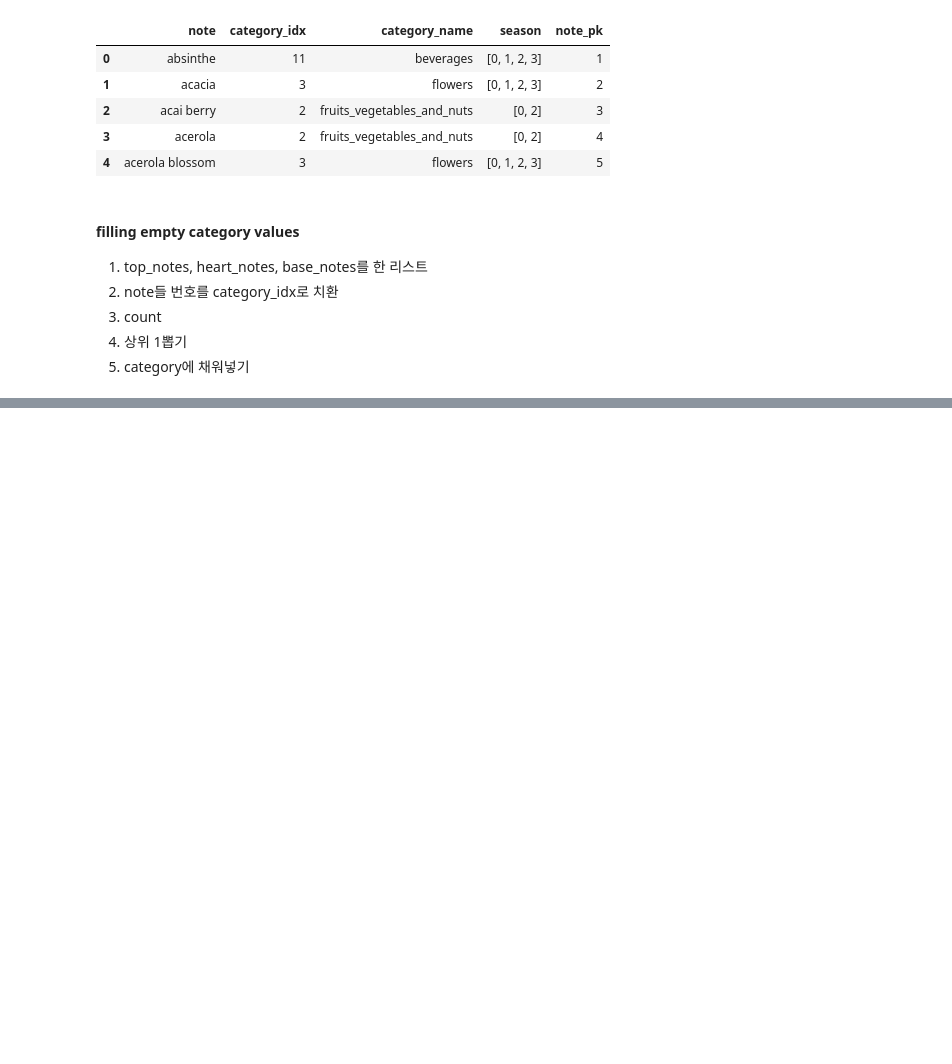
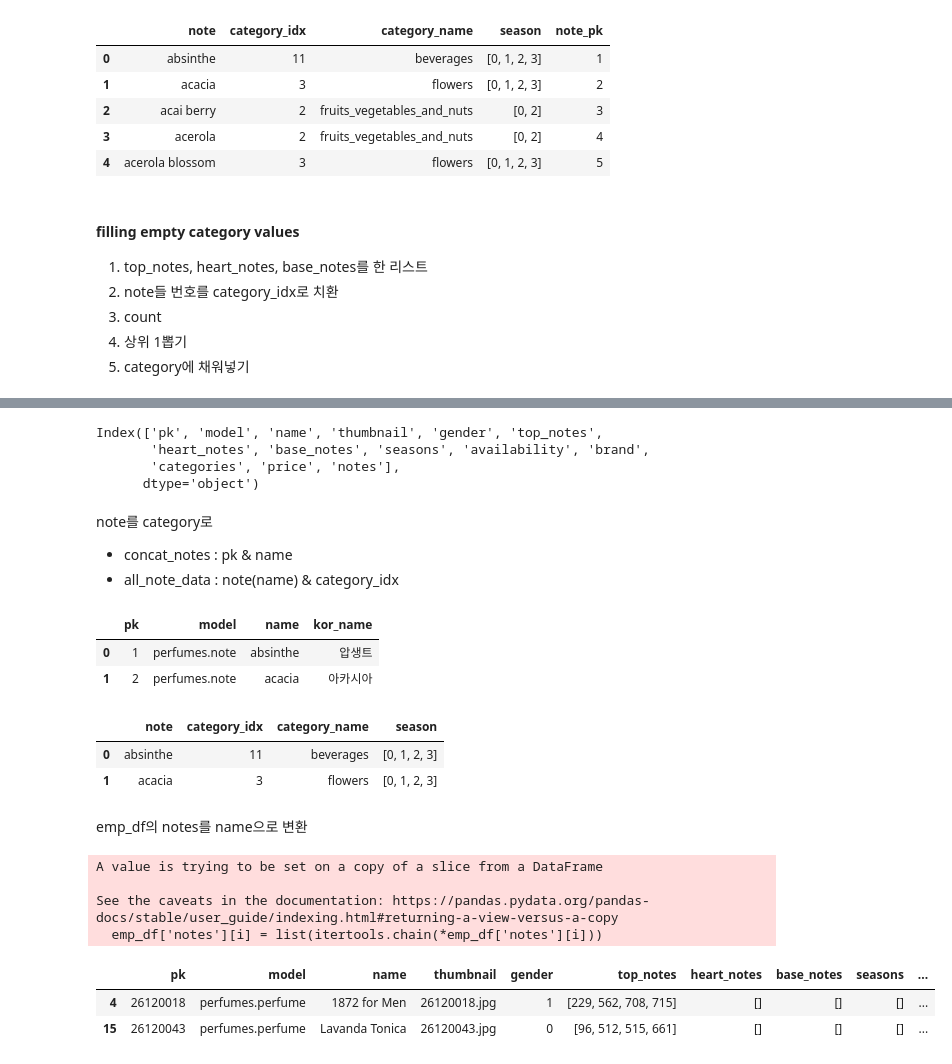
Before and after one commit to Heewon-K/Project-perfume-rec, a Jupyter notebook: code/filling_empty_cat.ipynb, the cells around one changed output, grey strips where cells are left out. Cells and saved outputs as stored; diff of their text form; code cells hidden in the pictures; blank space fills up the shorter version.

```diff
--- a/code/filling_empty_cat.ipynb
+++ b/code/filling_empty_cat.ipynb
@@ -87,5 +94,10 @@ notes_info.head()
 # %%
 df = pd.read_csv('../data/1st treatment_perfume.csv', index_col=0)
 emp_df = df[df['categories'] == '[]']
+
+from ast import literal_eval
+emp_df['top_notes_list'] = emp_df['top_notes'].apply(literal_eval)
+emp_df['heart_notes_list'] = emp_df['heart_notes'].apply(literal_eval)
+emp_df['base_notes_list'] = emp_df['base_notes'].apply(literal_eval)
 emp_df.head()
 # %% [output]
@@ -142,0 +125,11 @@ See the caveats in the documentation: https://pandas.pydata.org/pandas-docs/stab
+# %%
+# 'notes'라는 열을 만들고 top, middle, base note들의 값을 합쳐서 입력
+emp_df['notes'] = None
+for i in emp_df.index:
+    new_top = emp_df['top_notes_list'][i]
+    new_middle = emp_df['heart_notes_list'][i]
+    new_base = emp_df['base_notes_list'][i]
+
+    emp_df['notes'][i] = new_top + new_middle + new_base
+
+emp_df.head()
@@ -142,0 +152,43 @@ See the caveats in the documentation: https://pandas.pydata.org/pandas-docs/stab
+# %%
+emp_df = emp_df.drop(['top_notes_list', 'heart_notes_list', 'base_notes_list'], axis = 1)
+emp_df.columns
+# %% [output]
+Index(['pk', 'model', 'name', 'thumbnail', 'gender', 'top_notes',
+       'heart_notes', 'base_notes', 'seasons', 'availability', 'brand',
+       'categories', 'price', 'notes'],
+      dtype='object')
+# %% [markdown]
+note를 category로
+* concat_notes : pk & name
+* all_note_data : note(name) & category_idx
+# %%
+notes_name = pd.read_csv('../data/concat_notes.csv')
+notes_name.head(2)
+# %% [output]
+|  | pk | model | name | kor_name |
+| 0 | 1 | perfumes.note | absinthe | 압생트 |
+| 1 | 2 | perfumes.note | acacia | 아카시아 |
+# %%
+notes_info.head(2)
+# %% [output]
+|  | note | category_idx | category_name | season |
+| 0 | absinthe | 11 | beverages | [0, 1, 2, 3] |
+| 1 | acacia | 3 | flowers | [0, 1, 2, 3] |
+# %% [markdown]
+emp_df의 notes를 name으로 변환
+# %%
+import itertools
+for i in emp_df.index:
+    alist = emp_df['notes'][i]
+    for j in range(len(alist)):
+        alist[j] = notes_name[notes_name['pk'] == alist[j]]['name']
+    emp_df['notes'][i] = list(itertools.chain(*emp_df['notes'][i]))
+emp_df.head(2)
+# %% [output]
+A value is trying to be set on a copy of a slice from a DataFrame
+
+See the caveats in the documentation: https://pandas.pydata.org/pandas-docs/stable/user_guide/indexing.html#returning-a-view-versus-a-copy
+  emp_df['notes'][i] = list(itertools.chain(*emp_df['notes'][i]))
+|  | pk | model | name | thumbnail | gender | top_notes | heart_notes | base_notes | seasons | ... |
+| 4 | 26120018 | perfumes.perfume | 1872 for Men | 26120018.jpg | 1 | [229, 562, 708, 715] | [] | [] | [] | ... |
+| 15 | 26120043 | perfumes.perfume | Lavanda Tonica | 26120043.jpg | 0 | [96, 512, 515, 661] | [] | [] | [] | ... |
```
Also changed, not shown: parts of 11 cells of this notebook.
